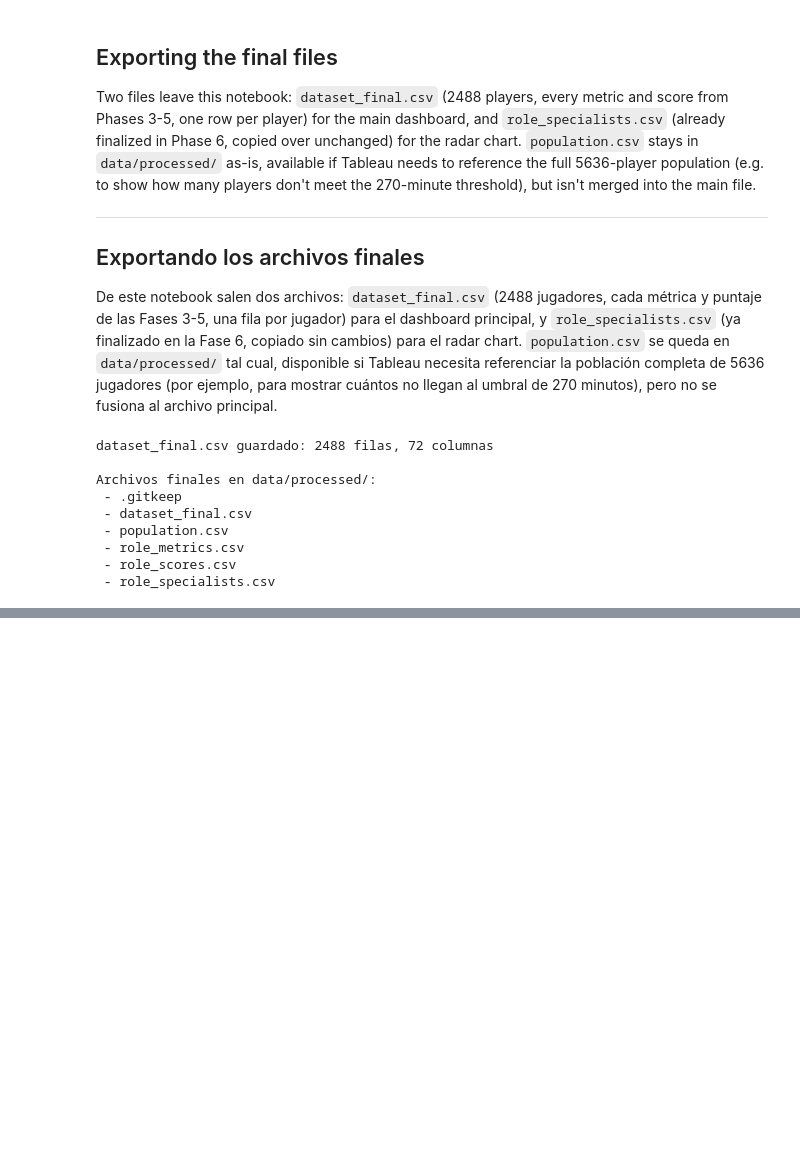
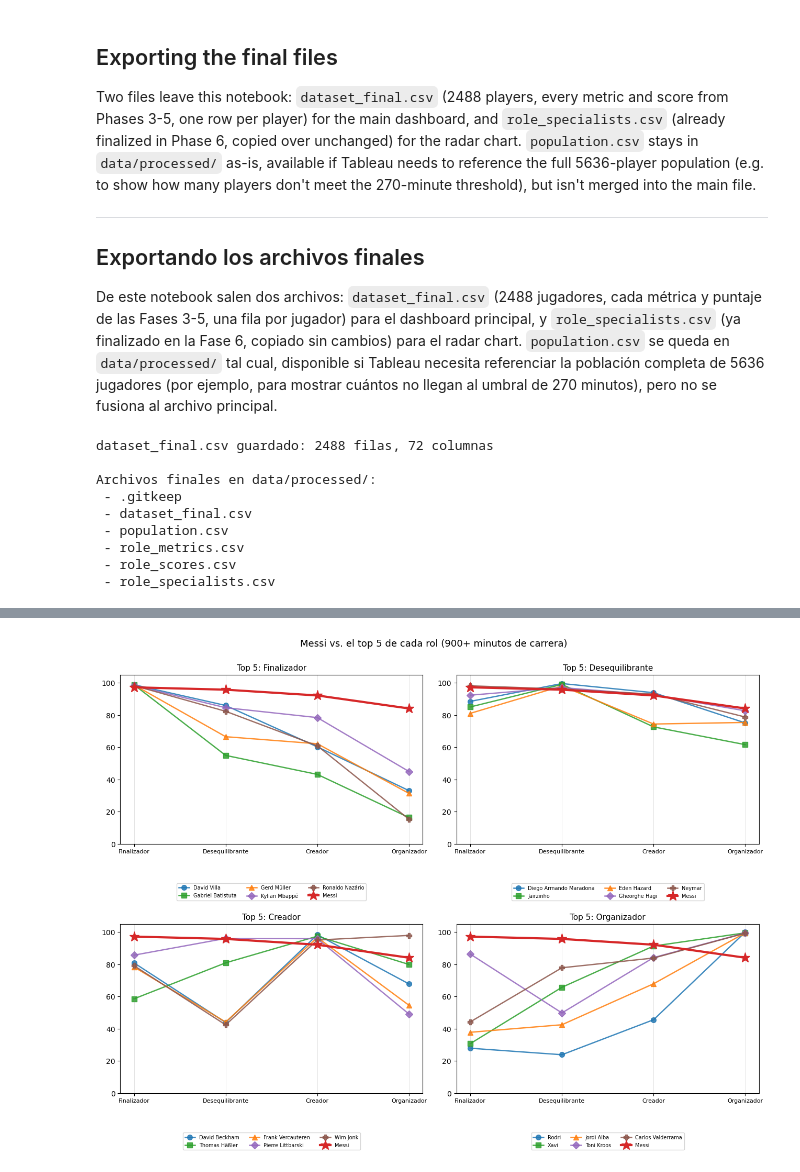
Before and after one commit to albertone448/messi-outlier, a Jupyter notebook: notebooks/07_dataset_final.ipynb, the cells around one changed output, grey strips where cells are left out. Saved outputs shown, nothing was run; the diff lists cells and outputs as text; code cells hidden in the pictures; blank space fills up the shorter version.

```diff
--- a/notebooks/07_dataset_final.ipynb
+++ b/notebooks/07_dataset_final.ipynb
@@ -138,0 +364,37 @@ Archivos finales en data/processed/:
+# %%
+role_labels = {
+    "finisher_score": "Finalizador",
+    "dribbler_score": "Desequilibrante",
+    "chance_creator_score": "Creador",
+    "play_organizer_score": "Organizador",
+}
+distinct_colors_5 = ["#1f77b4", "#2ca02c", "#ff7f0e", "#9467bd", "#8c564b"]
+markers_5 = ["o", "s", "^", "D", "P"]
+
+fig, axes = plt.subplots(2, 2, figsize=(13, 10))
+axes = axes.flatten()
+
+for ax, (role_col, role_label) in zip(axes, role_labels.items()):
+    top5 = qualified_900.nlargest(5, role_col)
+
+    for (_, row), color, marker in zip(top5.iterrows(), distinct_colors_5, markers_5):
+        values = [row["finisher_score"], row["dribbler_score"], row["chance_creator_score"], row["play_organizer_score"]]
+        ax.plot(x_positions, values, linewidth=1.8, color=color, marker=marker, markersize=7, label=row["name"], alpha=0.85)
+
+    ax.plot(x_positions, messi_values, linewidth=3, color="#d62728", marker="*", markersize=14, label="Messi", zorder=5)
+
+    for x in x_positions:
+        ax.axvline(x, color="gray", linewidth=0.5, alpha=0.3)
+
+    ax.set_xticks(x_positions)
+    ax.set_xticklabels(categories, fontsize=8)
+    ax.set_ylim(0, 105)
+    ax.set_title(f"Top 5: {role_label}", fontsize=11)
+    ax.legend(loc="lower center", bbox_to_anchor=(0.5, -0.35), fontsize=7, ncol=3)
+
+plt.suptitle("Messi vs. el top 5 de cada rol (900+ minutos de carrera)", fontsize=13, y=1.0)
+plt.tight_layout()
+plt.savefig("../reports/figures/radar_top5_by_role.png", dpi=150, bbox_inches="tight")
+plt.show()
+# %% [output]
+[figure, added]
```
Also changed, not shown: parts of 10 cells of this notebook, 7 other files.
